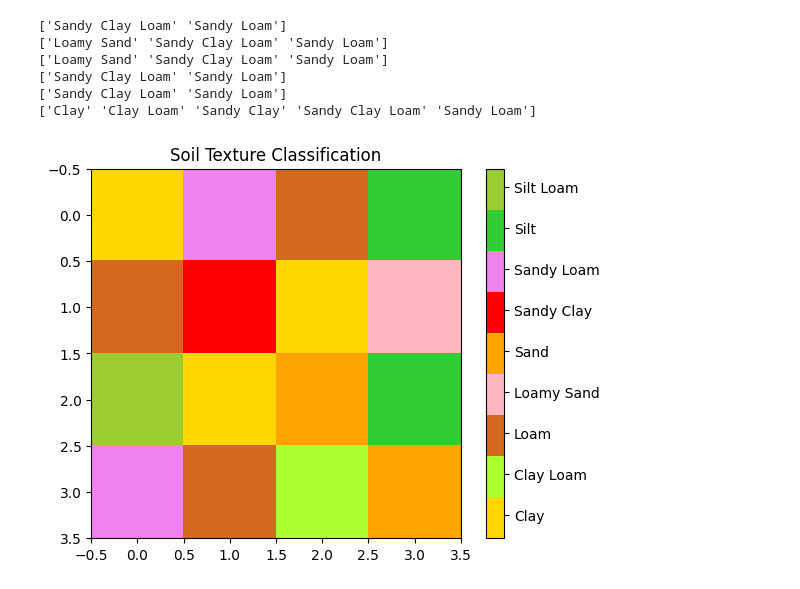
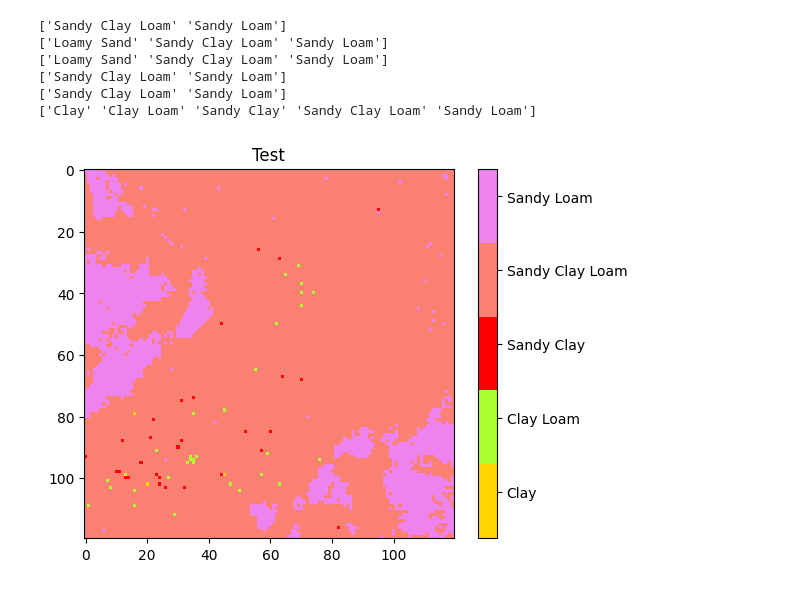
Before and after one commit to johnburley3000/PaddockTS, a Jupyter notebook: DAESIM_preprocess/everything_visualise.ipynb, the cells around one changed output. Drawn from its saved outputs; the diff is of its cells as text; code cells hidden in the pictures.

Commit message:
Very underwhelming map of soil texture classes

```diff
--- a/DAESIM_preprocess/everything_visualise.ipynb
+++ b/DAESIM_preprocess/everything_visualise.ipynb
@@ -324,49 +350,28 @@ for stub in stubs:
 # %%
 
 # Example: A 2D array of soil categories
-soil_texture = np.array([
-    ['Clay', 'Sandy Loam', 'Loam', 'Silt'],
-    ['Loam', 'Sandy Clay', 'Clay', 'Loamy Sand'],
-    ['Silt Loam', 'Clay', 'Sand', 'Silt'],
-    ['Sandy Loam', 'Loam', 'Clay Loam', 'Sand']
-])
+# soil_texture = np.array([
+#     ['Clay', 'Sandy Loam', 'Loam', 'Silt'],
+#     ['Loam', 'Sandy Clay', 'Clay', 'Loamy Sand'],
+#     ['Silt Loam', 'Clay', 'Sand', 'Silt'],
+#     ['Sandy Loam', 'Loam', 'Clay Loam', 'Sand']
+# ])
 
 colour_dict = {
     'Sandy Loam': "violet",
     'Loamy Sand': "lightpink",
     'Sand': "orange",
     'Silt Loam': "yellowgreen",
     'Silt': "limegreen",
     'Silty Clay Loam': "lightseagreen",
     'Silty Clay': "turquoise",
     'Clay': "gold",
     'Sandy Clay': "red",
     'Clay Loam': "greenyellow",
     'Sandy Clay Loam': "salmon",
     'Loam':"chocolate"
 }
 
-# Define unique categories and a colormap
-categories = np.unique(soil_texture)
-category_to_int = {cat: i for i, cat in enumerate(categories)}
-soil_texture_int = np.vectorize(category_to_int.get)(soil_texture)
-colour_list = [colour_dict[colour] for colour in categories]
-cmap = ListedColormap(colour_list)
-
-# Plotting the categorical data
-plt.imshow(soil_texture_int, cmap=cmap)
-colorbar = plt.colorbar()
-
-# Place the tick label in the middle of each category
-num_categories = len(categories)
-start_position = 0.5
-end_position = num_categories - 0.5
-step = (end_position - start_position)/(num_categories)
-tick_positions = np.arange(start_position, end_position, step)
-colorbar.set_ticks(tick_positions)
-colorbar.set_ticklabels(categories)
-
-plt.title('Soil Texture Classification')
-plt.show()
+plot_categorical(soil_texture, colour_dict)
 # %% [output]
-[figure, old version]
+[figure, new version]
```
Also changed, not shown: parts of 2 cells of this notebook.
